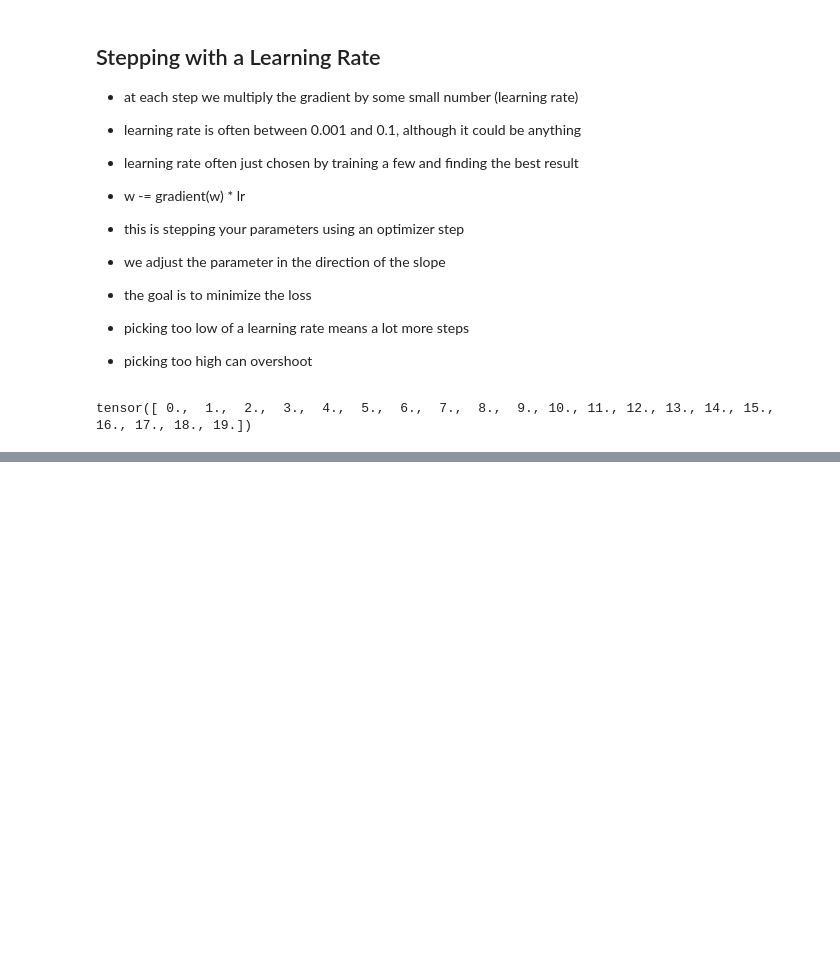
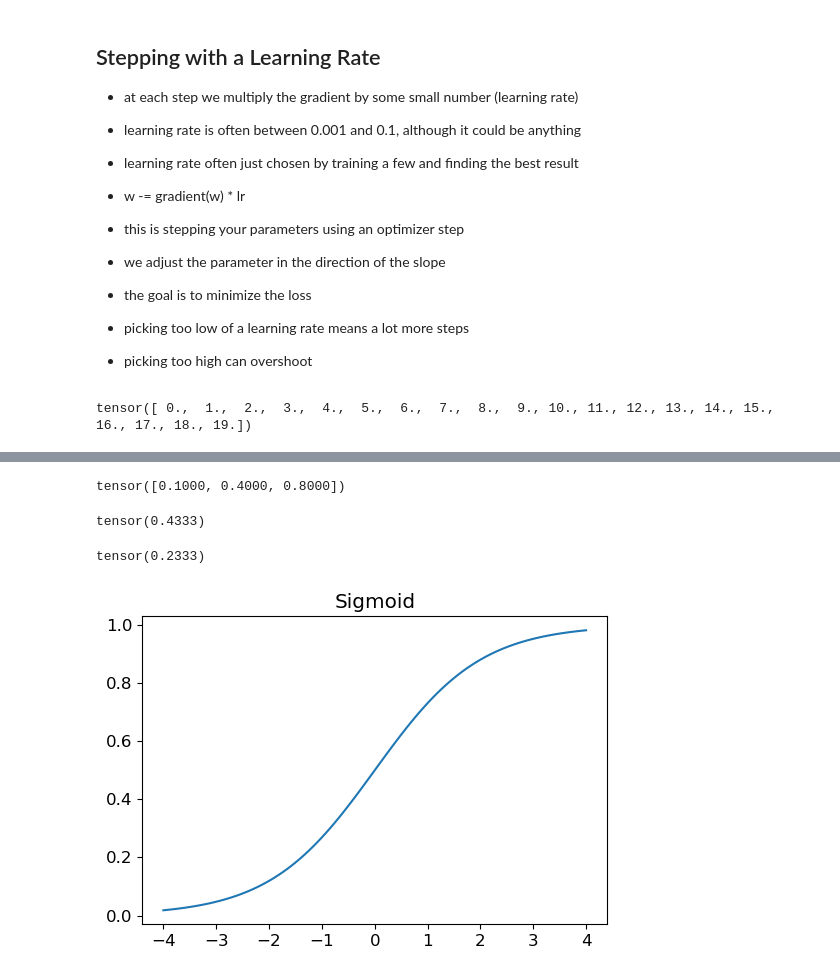
Before and after one commit to andrewjhopkins/fastai, a Jupyter notebook: lesson_3/fastbook-04-mnist-basics.ipynb, the cells around one changed output, grey strips where cells are left out. Cells and saved outputs as stored; diff of their text form; code cells hidden in the pictures; blank space fills up the shorter version.

```diff
--- a/lesson_3/fastbook-04-mnist-basics.ipynb
+++ b/lesson_3/fastbook-04-mnist-basics.ipynb
@@ -482,0 +594,16 @@ plt.tight_layout()
+# %%
+torch.where(targets==1, 1 - predictions, predictions)
+# %% [output]
+tensor([0.1000, 0.4000, 0.8000])
+# %%
+# number returns a lower number when predictions are more accurate
+# in PyTorch a lower value of a loss function is considered better
+# mnist_loss takes the mean of the previous tensor
+mnist_loss(predictions, targets)
+# %% [output]
+tensor(0.4333)
+# %%
+# if we change our prediction for the one "false" target from 0.2 to 0.8 the loss will go down
+mnist_loss(tensor([0.9, 0.4, 0.8]), targets)
+# %% [output]
+tensor(0.2333)
@@ -482,0 +617,4 @@ plt.tight_layout()
+# %%
+plot_function(torch.sigmoid, title='Sigmoid', min=-4, max=4)
+# %% [output]
+[figure, added]
```
Also changed, not shown: parts of 78 cells of this notebook.
